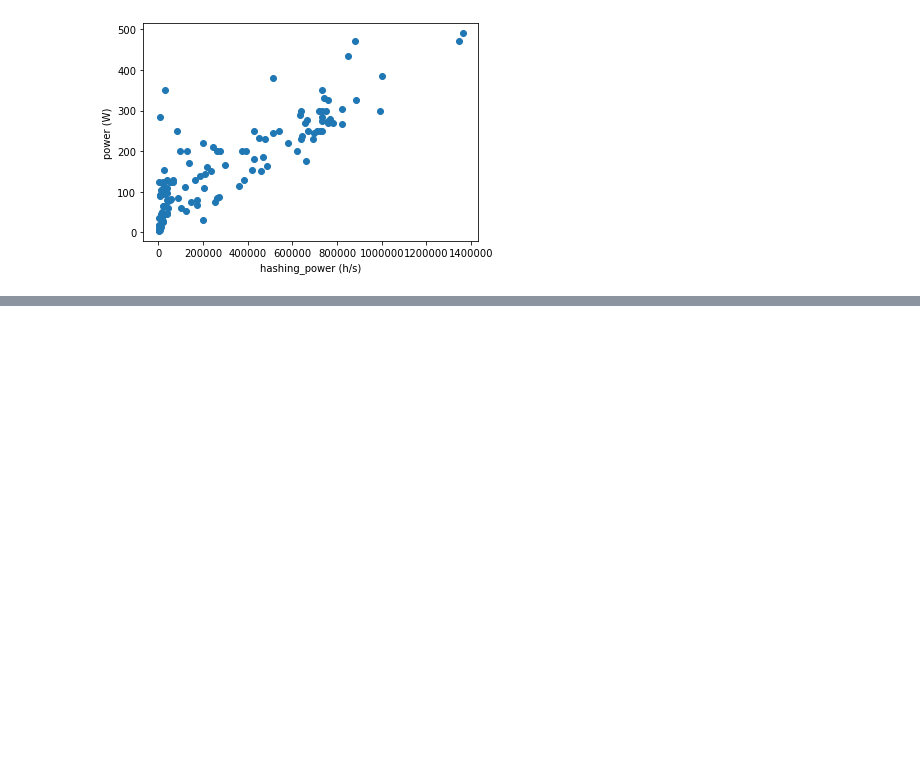
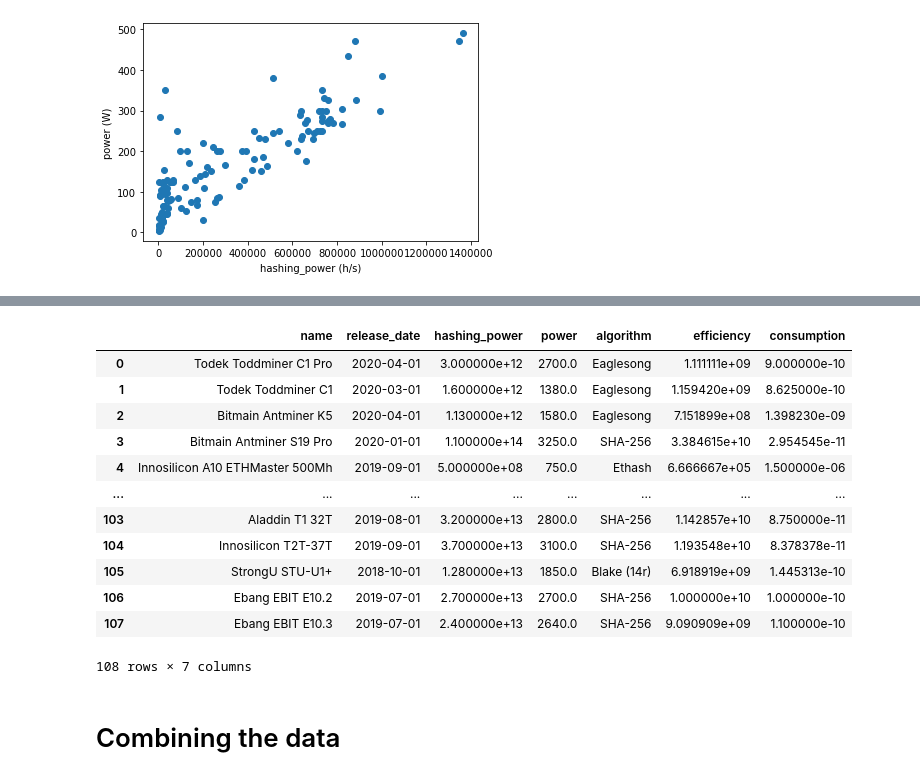
Before and after one commit to Lukasdeloose/sustainable_blockchain, a Jupyter notebook: data_analysis/hardware.ipynb, the cells around one changed output, grey strips where cells are left out. Cells and saved outputs as stored; diff of their text form; code cells hidden in the pictures; blank space fills up the shorter version.

Commit message:
merged asic and gpu data

```diff
--- a/data_analysis/hardware.ipynb
+++ b/data_analysis/hardware.ipynb
@@ -366,0 +333,39 @@ scrypt.to_csv(DATA_PATH+'scrypt_hardware_clean.csv')
+# %%
+# Convert to std units
+def clean_hashrate(hashrate):
+    value, unit = hashrate.split(' ')
+    if unit == 'Th/s':
+        return float(value)*(10**12)
+    if unit == 'Gh/s':
+        return float(value)*(10**9)
+    if unit == 'Mh/s':
+        return float(value)*(10**6)
+    if unit == 'kh/s':
+        return float(value)*(10**3)
+
+asic_data['Hashrate'] = asic_data['Hashrate'].apply(clean_hashrate)
+asic_data['Power'] = asic_data['Power'].str.strip('W').astype(float)
+# %%
+asic_data['efficiency'] = asic_data['Hashrate']/asic_data['Power']
+asic_data['consumption'] = 1/asic_data['efficiency']
+asic_data = asic_data.rename(columns={'Model': 'name', 'Release Date': 'release_date', 'Hashrate': 'hashing_power', 'Power': 'power', 'Algo': 'algorithm'})
+asic_data.loc[asic_data['release_date'] == "Coming in 2020",'release_date'] = "Jan 2020"
+asic_data['release_date'] = asic_data['release_date'].apply(lambda x: datetime.strptime(x, "%b %Y"))
+asic_data = asic_data.drop(columns=['Revenue 24h', 'Profit 24h', 'Top Coin'])
+asic_data
+# %% [output]
+|  | name | release_date | hashing_power | power | algorithm | efficiency | consumption |
+| 0 | Todek Toddminer C1 Pro | 2020-04-01 | 3.000000e+12 | 2700.0 | Eaglesong | 1.111111e+09 | 9.000000e-10 |
+| 1 | Todek Toddminer C1 | 2020-03-01 | 1.600000e+12 | 1380.0 | Eaglesong | 1.159420e+09 | 8.625000e-10 |
+| 2 | Bitmain Antminer K5 | 2020-04-01 | 1.130000e+12 | 1580.0 | Eaglesong | 7.151899e+08 | 1.398230e-09 |
+| 3 | Bitmain Antminer S19 Pro | 2020-01-01 | 1.100000e+14 | 3250.0 | SHA-256 | 3.384615e+10 | 2.954545e-11 |
+| 4 | Innosilicon A10 ETHMaster 500Mh | 2019-09-01 | 5.000000e+08 | 750.0 | Ethash | 6.666667e+05 | 1.500000e-06 |
+| ... | ... | ... | ... | ... | ... | ... | ... |
+| 103 | Aladdin T1 32T | 2019-08-01 | 3.200000e+13 | 2800.0 | SHA-256 | 1.142857e+10 | 8.750000e-11 |
+| 104 | Innosilicon T2T-37T | 2019-09-01 | 3.700000e+13 | 3100.0 | SHA-256 | 1.193548e+10 | 8.378378e-11 |
+| 105 | StrongU STU-U1+ | 2018-10-01 | 1.280000e+13 | 1850.0 | Blake (14r) | 6.918919e+09 | 1.445313e-10 |
+| 106 | Ebang EBIT E10.2 | 2019-07-01 | 2.700000e+13 | 2700.0 | SHA-256 | 1.000000e+10 | 1.000000e-10 |
+| 107 | Ebang EBIT E10.3 | 2019-07-01 | 2.400000e+13 | 2640.0 | SHA-256 | 9.090909e+09 | 1.100000e-10 |
+108 rows × 7 columns
+# %% [markdown]
+# Combining the data
```
Also changed, not shown: parts of 28 cells of this notebook, 6 other files.
